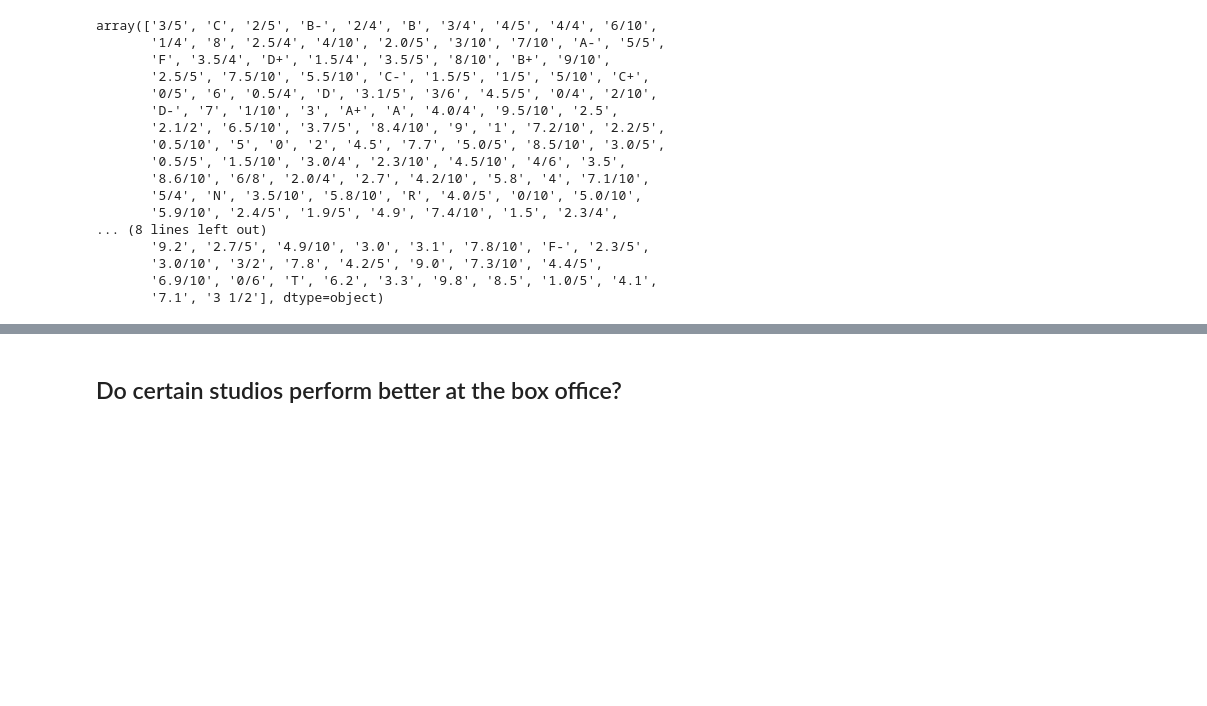
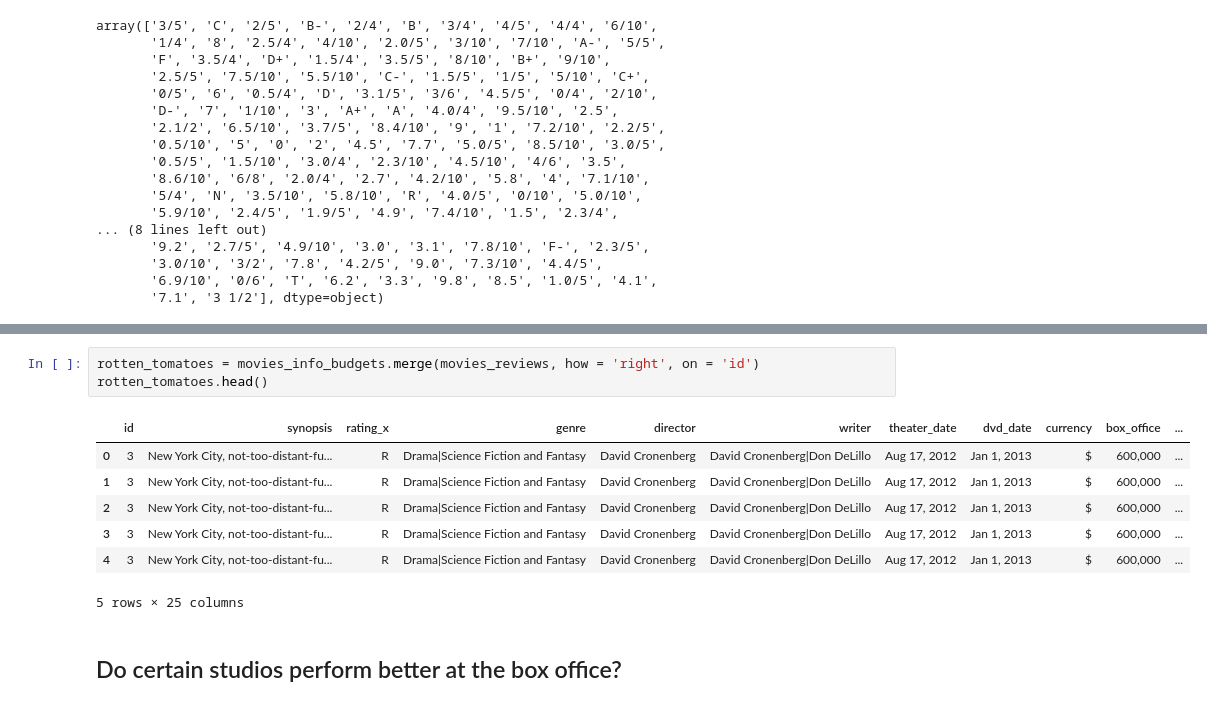
Before and after one commit to learn-co-curriculum/dsc-ai-academy-semester1-capstone, a Jupyter notebook: Data Exploration.ipynb, the cells around one changed output, grey strips where cells are left out. Drawn from its saved outputs; the diff is of its cells as text; blank space fills up the shorter version.

```diff
--- a/Data Exploration.ipynb
+++ b/Data Exploration.ipynb
@@ -588,2 +631,13 @@ ratings
+# %%
+rotten_tomatoes = movies_info_budgets.merge(movies_reviews, how = 'right', on = 'id')
+rotten_tomatoes.head()
+# %% [output]
+|  | id | synopsis | rating_x | genre | director | writer | theater_date | dvd_date | currency | box_office | ... |
+| 0 | 3 | New York City, not-too-distant-fu... | R | Drama|Science Fiction and Fantasy | David Cronenberg | David Cronenberg|Don DeLillo | Aug 17, 2012 | Jan 1, 2013 | $ | 600,000 | ... |
+| 1 | 3 | New York City, not-too-distant-fu... | R | Drama|Science Fiction and Fantasy | David Cronenberg | David Cronenberg|Don DeLillo | Aug 17, 2012 | Jan 1, 2013 | $ | 600,000 | ... |
+| 2 | 3 | New York City, not-too-distant-fu... | R | Drama|Science Fiction and Fantasy | David Cronenberg | David Cronenberg|Don DeLillo | Aug 17, 2012 | Jan 1, 2013 | $ | 600,000 | ... |
+| 3 | 3 | New York City, not-too-distant-fu... | R | Drama|Science Fiction and Fantasy | David Cronenberg | David Cronenberg|Don DeLillo | Aug 17, 2012 | Jan 1, 2013 | $ | 600,000 | ... |
+| 4 | 3 | New York City, not-too-distant-fu... | R | Drama|Science Fiction and Fantasy | David Cronenberg | David Cronenberg|Don DeLillo | Aug 17, 2012 | Jan 1, 2013 | $ | 600,000 | ... |
+5 rows × 25 columns
 # %% [markdown]
 ## Do certain studios perform better at the box office?
```
Also changed, not shown: parts of 9 cells of this notebook.
